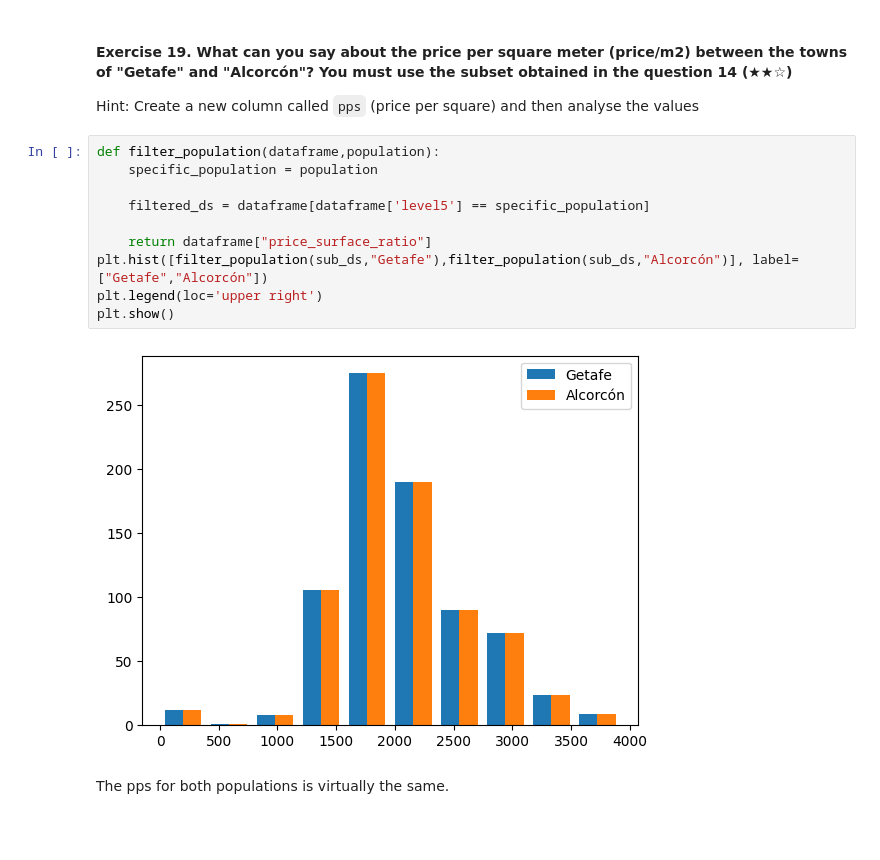
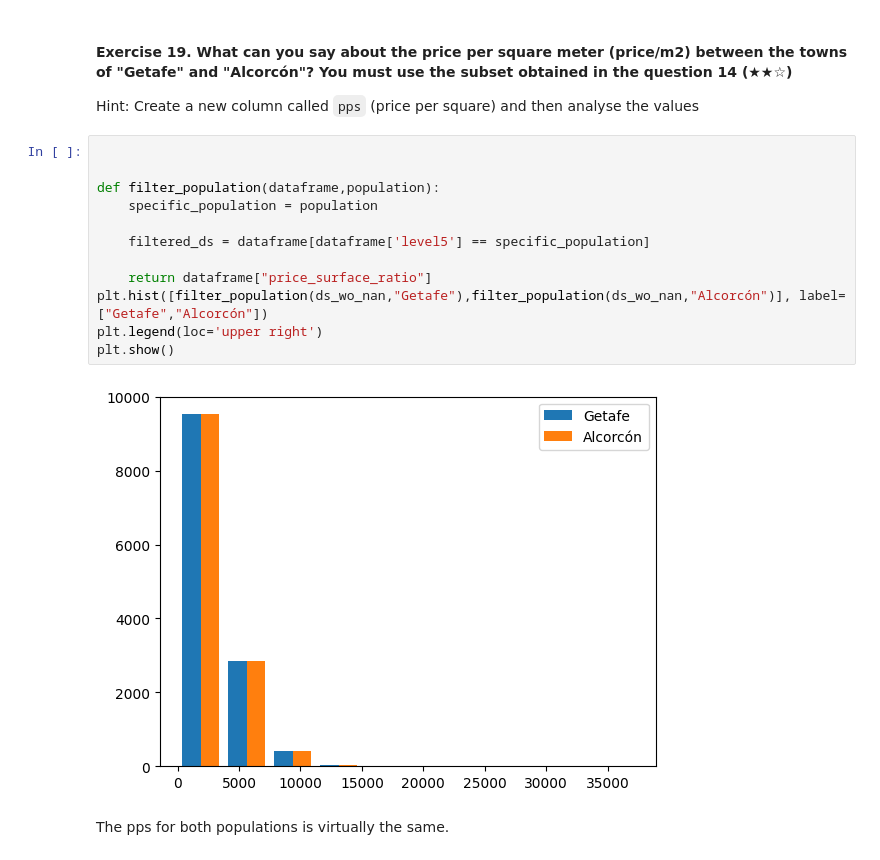
Before and after one commit to Davidvelas/realestate-datacleanup-exercise, a Jupyter notebook: project.es.ipynb, the cells around one changed output. Cells and saved outputs as stored; diff of their text form; blank space fills up the shorter version.

```diff
--- a/project.es.ipynb
+++ b/project.es.ipynb
@@ -389,17 +389,19 @@ Most of the prices for all populations are between the min an 0.4 using min max
 
 Hint: Create a new column called `pps` (price per square) and then analyse the values
 # %%
+
+
 def filter_population(dataframe,population):
     specific_population = population
 
     filtered_ds = dataframe[dataframe['level5'] == specific_population]
 
     return dataframe["price_surface_ratio"]
-plt.hist([filter_population(sub_ds,"Getafe"),filter_population(sub_ds,"Alcorcón")], label=["Getafe","Alcorcón"])
+plt.hist([filter_population(ds_wo_nan,"Getafe"),filter_population(ds_wo_nan,"Alcorcón")], label=["Getafe","Alcorcón"])
 plt.legend(loc='upper right')
 plt.show()
 # %% [output]
-[figure, old version]
+[figure, new version]
 # %% [markdown]
 The pps  for both populations is virtually the same.
 # %% [markdown]
```
Also changed, not shown: parts of 3 cells of this notebook.
